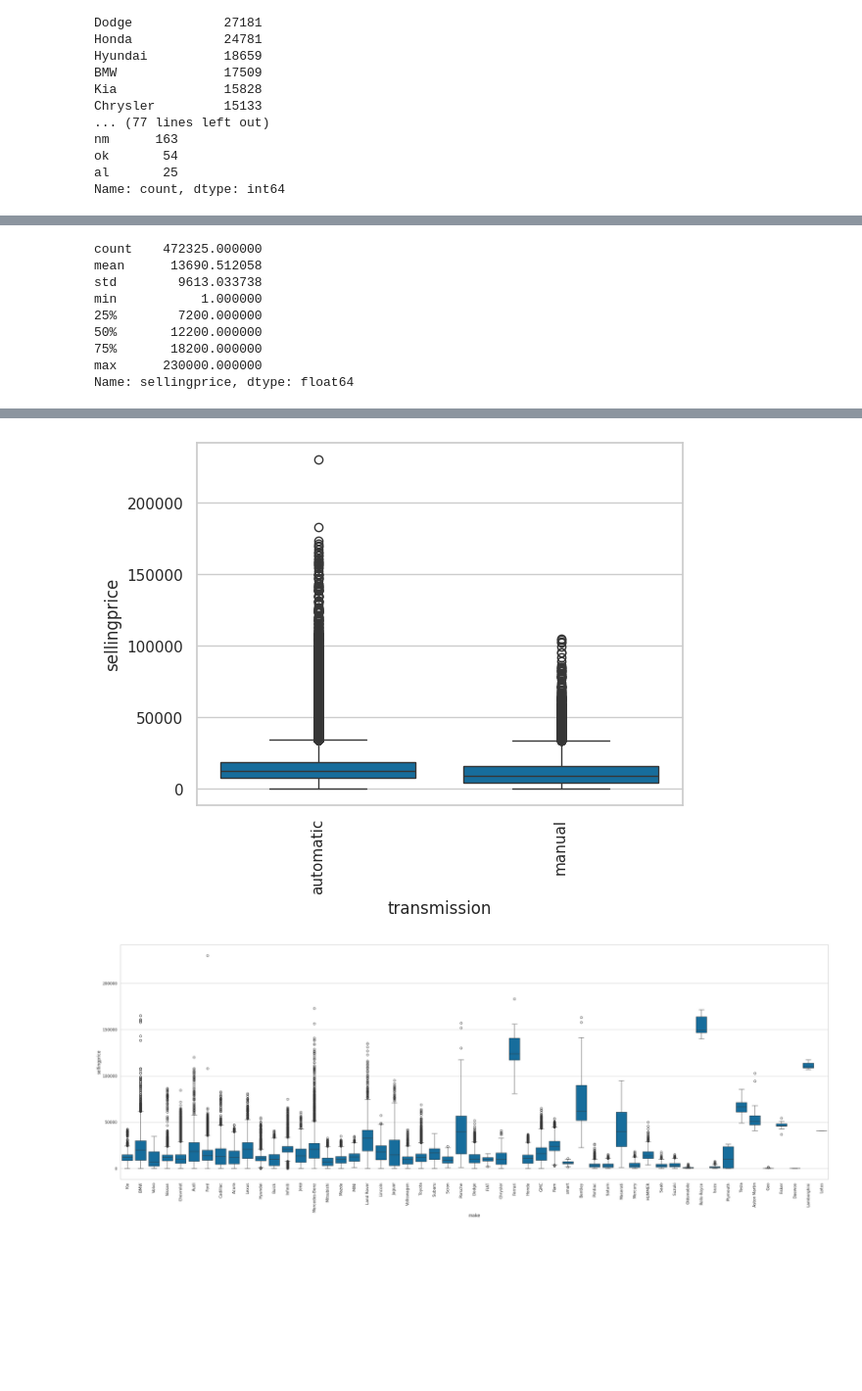
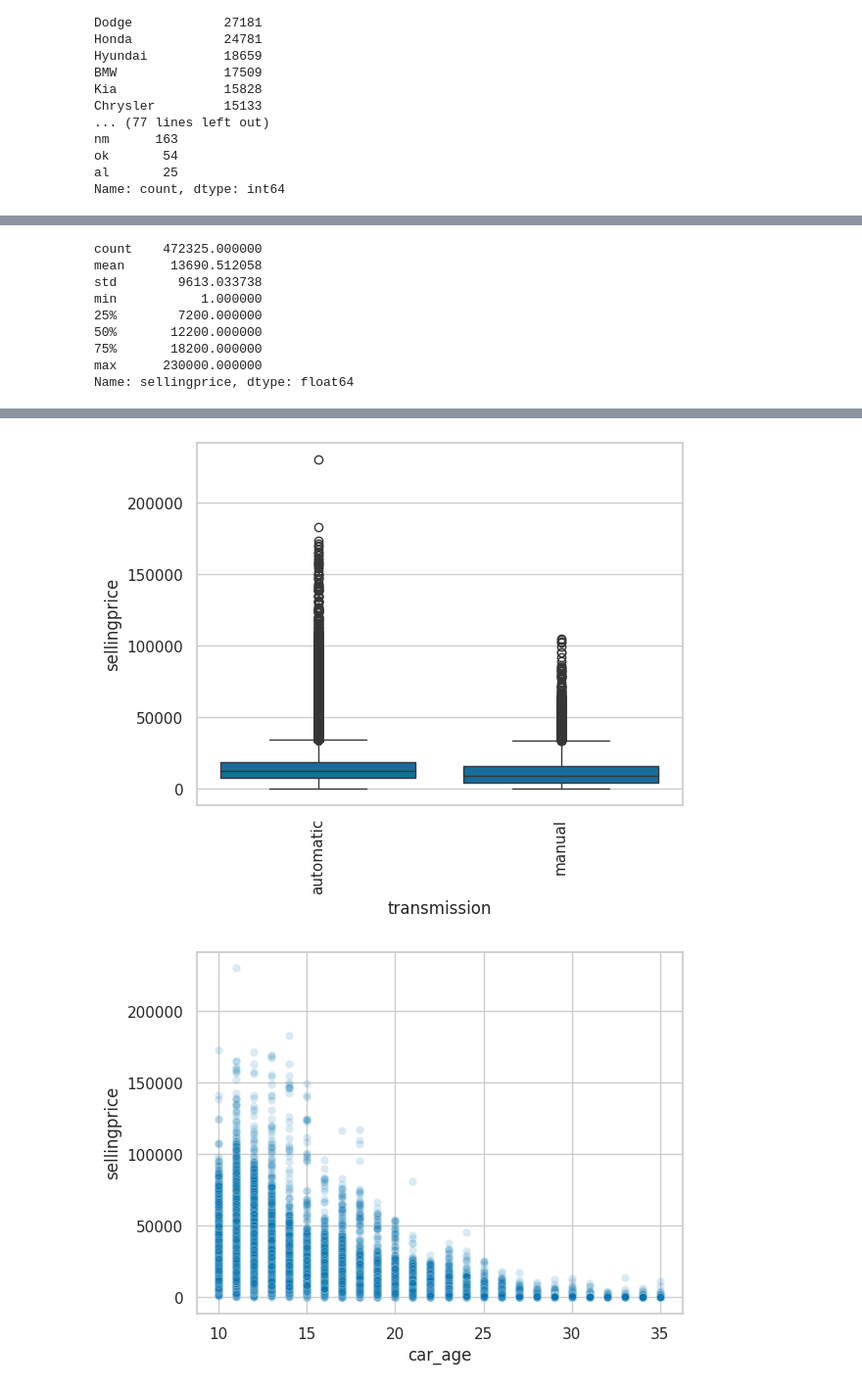
Before and after one commit to Gyrojoestar/DSA_Internal_Grp_4, a Jupyter notebook: Data_Processing/DataVis.ipynb, the cells around one changed output, grey strips where cells are left out. Shown at 98% size. Cells and saved outputs as stored; diff of their text form; code cells hidden in the pictures; blank space fills up the shorter version.

```diff
--- a/Data_Processing/DataVis.ipynb
+++ b/Data_Processing/DataVis.ipynb
@@ -18,9 +18,6 @@ makeNo = df['make'].nunique()
 makeNo
 # %% [output]
 53
-# %%
-# quick derive fields
-df['age'] = 2025 - df['year']
 # %%
 make_count = df['make'].value_counts()
 state_count = df['state'].value_counts()
@@ -56,7 +53,7 @@ plt.show()
 print(df['sellingprice'].describe())
 
 # 2. numeric
-num = ['age','odometer','mmr','sellingprice']
+num = ['car_age','odometer','mmr','sellingprice', "price_diff", "mileage_per_year"]
 sns.pairplot(df[num], corner=True, plot_kws={'alpha':.15})
 plt.show()
 
@@ -66,19 +63,68 @@ for col in ['state','body','transmission']:
     sns.boxplot(x=col, y='sellingprice', data=df[df[col].isin(top)])
     plt.xticks(rotation=90); plt.show()
 
-# 4. make vs price
-plt.figure(figsize=(36, 12))
-sns.boxplot(x='make', y='sellingprice', data=df)
-plt.xticks(rotation=90); plt.show()
-
 # 5. age vs price
-sns.scatterplot(data=df, x='age', y='sellingprice', alpha=.15)
+sns.scatterplot(data=df, x='car_age', y='sellingprice', alpha=.15)
 plt.show()
 
 # 6. mileage vs price
 sns.scatterplot(data=df, x='odometer', y='sellingprice', alpha=.15)
 plt.show()
 
+# 7. make, model, trim, body vs selling price
+
+for col in ['make','model','trim','body']:
+    top = df[col].value_counts().head(10).index
+    sns.boxplot(x=col, y='sellingprice', data=df[df[col].isin(top)])
+    plt.xticks(rotation=90); plt.show()
+
+# 8. price diff vs car age
+
+sns.scatterplot(data=df, x='car_age', y='sellingprice', alpha=.15)
+plt.show()
+
+# 9. mileage per year vs selling price
+
+sns.scatterplot(data=df, x='mileage_per_year', y='sellingprice', alpha=.15)
+plt.show()
+
+# 10. sale year vs selling price
+
+sns.boxplot(x='sale_year', y='sellingprice', data=df)
+plt.xticks(rotation=90); plt.show()
+
+# 11. sale year vs price diff
+
+sns.boxplot(x='sale_year', y='price_diff', data=df)
+plt.xticks(rotation=90); plt.show()
+
+# 12. price diff over the yyyy-mm
+
+# get timestamp in form yyyy-mm
+df['yyyy-mm'] = df['saledate'].apply(lambda x: x[:7])
+
+#get the selling price trend for top 5 car brands
+top_n = 5
+top_brands = df['make'].value_counts().head(top_n).index
+
+df_top_brands = df[df['make'].isin(top_brands)].copy()
+
+df['yyyy-mm'] = df['saledate'].apply(lambda x: x[:7])
+
+# Group by sale_year and make, and calculate the mean selling price
+aggregated_data = df_top_brands.groupby(['yyyy-mm', 'make'])['sellingprice'].mean().reset_index()
+
+plt.figure(figsize=(12, 7))
+sns.lineplot(x='yyyy-mm', y='sellingprice', hue='make', data=aggregated_data, marker='o')
+plt.title(f'Average Selling Price vs. Sale Year for Top {top_n} Car Brands')
+plt.xlabel('Sale year and  month')
+plt.ylabel('Average Selling Price')
+plt.xticks(rotation=45)
+plt.grid(True, linestyle='--', alpha=0.7)
+plt.legend(title='Car Brand')
+plt.tight_layout()
+plt.show()
+
 # 7. correlation
 corr = df[num].corr()
 sns.heatmap(corr, annot=True); plt.show()
@@ -97,4 +143,4 @@ Name: sellingprice, dtype: float64
 [figure]
 [figure]
 [figure]
-[figure, old version]
+[figure, new version]
```
Also changed, not shown: parts of 4 cells of this notebook.
